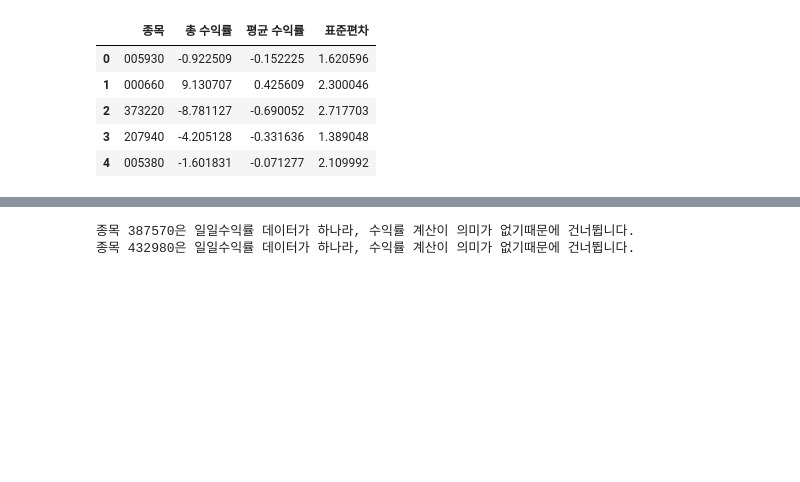
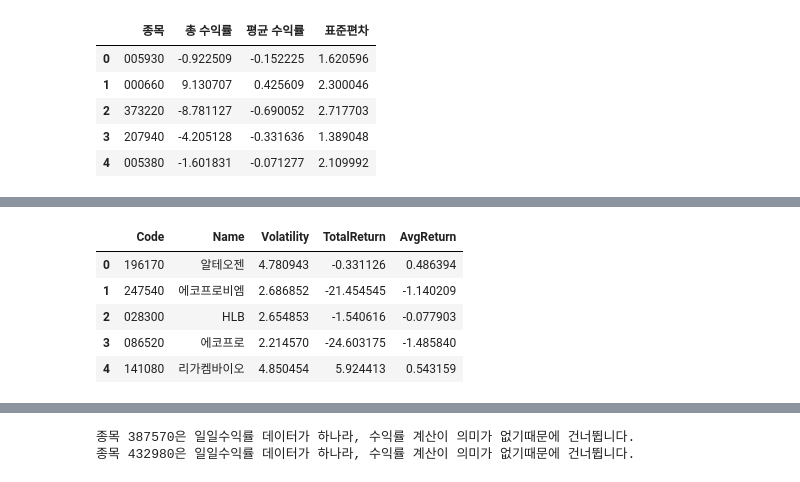
Before and after one commit to june2598/pythonstudy, a Jupyter notebook: project/sector_analysis(수익률).ipynb, the cells around one changed output, grey strips where cells are left out. Cells and saved outputs as stored; diff of their text form; code cells hidden in the pictures; blank space fills up the shorter version.

```diff
--- a/project/sector_analysis(수익률).ipynb
+++ b/project/sector_analysis(수익률).ipynb
@@ -226,2 +244,12 @@ kospi_df.head()
+# %%
+kosdaq_df = pd.read_csv('new_KOSDAQ_df.csv')
+kosdaq_df.head()
+# %% [output]
+|  | Code | Name | Volatility | TotalReturn | AvgReturn |
+| 0 | 196170 | 알테오젠 | 4.780943 | -0.331126 | 0.486394 |
+| 1 | 247540 | 에코프로비엠 | 2.686852 | -21.454545 | -1.140209 |
+| 2 | 028300 | HLB | 2.654853 | -1.540616 | -0.077903 |
+| 3 | 086520 | 에코프로 | 2.214570 | -24.603175 | -1.485840 |
+| 4 | 141080 | 리가켐바이오 | 4.850454 | 5.924413 | 0.543159 |
 # %%
 # 종목별 수익률과 편차를 구한 DataFrame에 파생열 'Sector', 'Name' 추가
```
Also changed, not shown: parts of 13 cells of this notebook, 21 other files.
